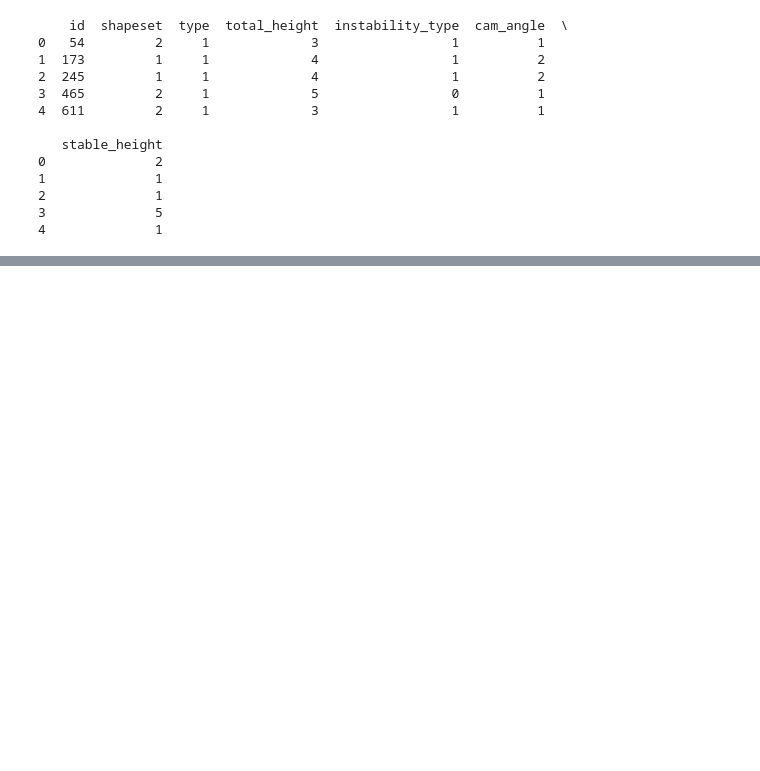
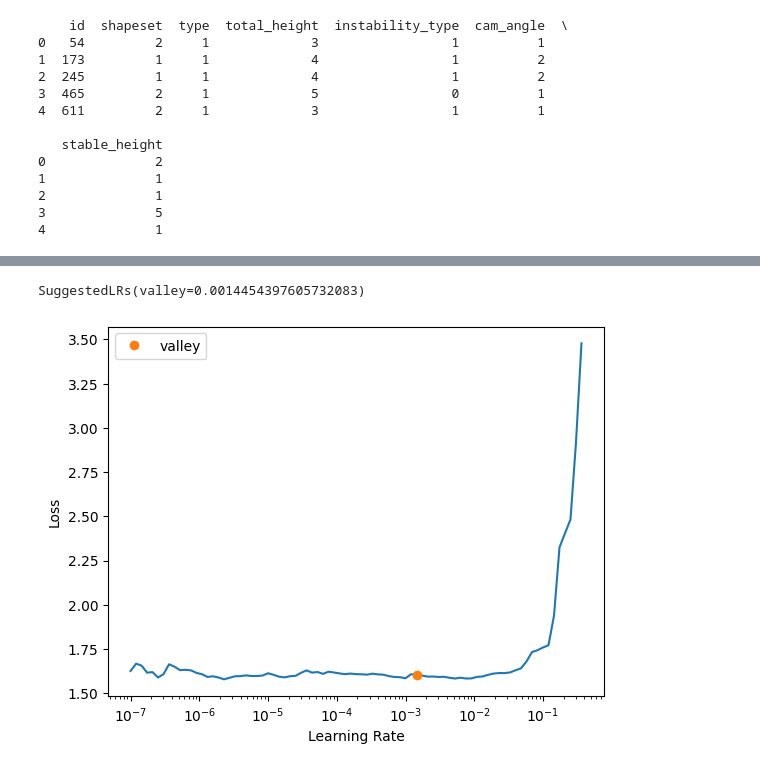
Before and after one commit to julehalim/ComputerVisionFinal, a Jupyter notebook: inception_model.ipynb, the cells around one changed output, grey strips where cells are left out. Cells and saved outputs as stored; diff of their text form; code cells hidden in the pictures; blank space fills up the shorter version.

Commit message:
trained the models, creating the class right now

```diff
--- a/inception_model.ipynb
+++ b/inception_model.ipynb
@@ -140,0 +141,4 @@ KeyboardInterrupt:
+# %%
+learn = Learner(dls, inception_model, loss_func=CrossEntropyLossFlat(), metrics=accuracy)
+learn.lr_find()
+# %% [output]
@@ -140,0 +146,2 @@ KeyboardInterrupt:
+SuggestedLRs(valley=0.0014454397605732083)
+[figure, added]
```
Also changed, not shown: parts of 11 cells of this notebook.
